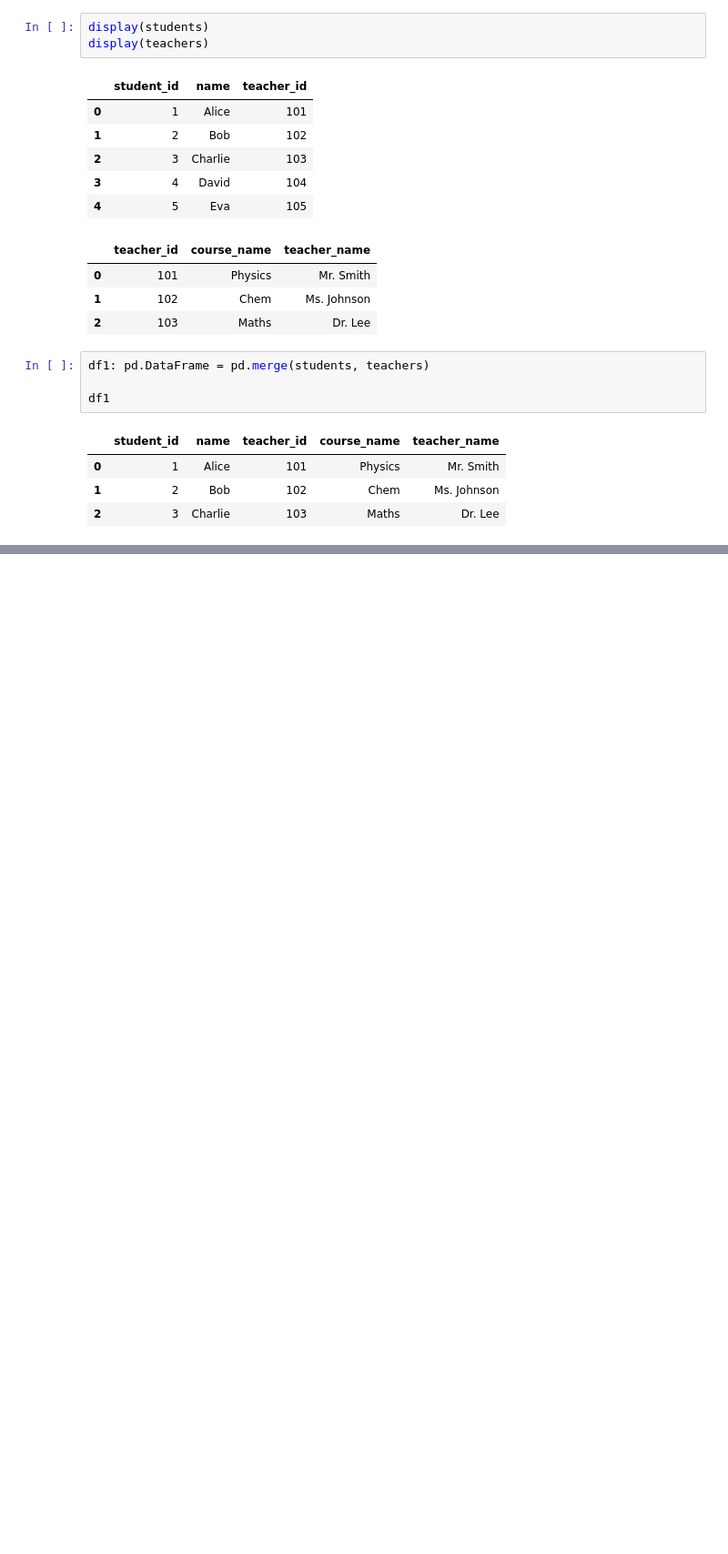
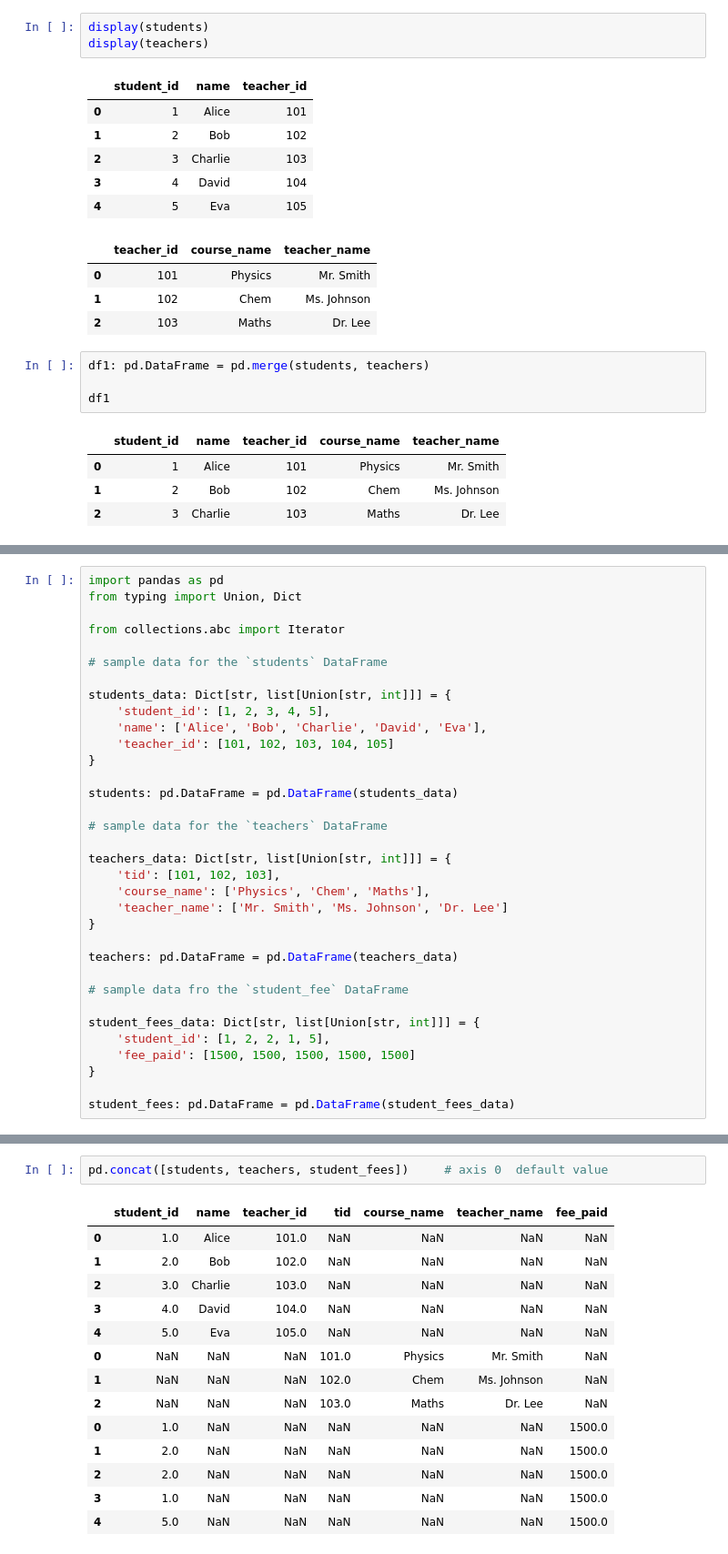
Before and after one commit to Usama1190/modern-python, a Jupyter notebook: py19/class19.ipynb, the cells around one changed output, grey strips where cells are left out. Shown: that part at 91% size. Cells and saved outputs as stored; diff of their text form; blank space fills up the shorter version.

```diff
--- a/py19/class19.ipynb
+++ b/py19/class19.ipynb
@@ -1197,0 +1489,34 @@ df1
+# %%
+import pandas as pd
+from typing import Union, Dict
+
+from collections.abc import Iterator
+
+# sample data for the `students` DataFrame
+
+students_data: Dict[str, list[Union[str, int]]] = {
+    'student_id': [1, 2, 3, 4, 5],
+    'name': ['Alice', 'Bob', 'Charlie', 'David', 'Eva'],
+    'teacher_id': [101, 102, 103, 104, 105]
+}
+
+students: pd.DataFrame = pd.DataFrame(students_data)
+
+# sample data for the `teachers` DataFrame
+
+teachers_data: Dict[str, list[Union[str, int]]] = {
+    'tid': [101, 102, 103],
+    'course_name': ['Physics', 'Chem', 'Maths'],
+    'teacher_name': ['Mr. Smith', 'Ms. Johnson', 'Dr. Lee']
+}
+
+teachers: pd.DataFrame = pd.DataFrame(teachers_data)
+
+# sample data fro the `student_fee` DataFrame
+
+student_fees_data: Dict[str, list[Union[str, int]]] = {
+    'student_id': [1, 2, 2, 1, 5],
+    'fee_paid': [1500, 1500, 1500, 1500, 1500]
+}
+
+student_fees: pd.DataFrame = pd.DataFrame(student_fees_data)
@@ -1197,0 +1565,17 @@ df1
+# %%
+pd.concat([students, teachers, student_fees])     # axis 0  default value
+# %% [output]
+|  | student_id | name | teacher_id | tid | course_name | teacher_name | fee_paid |
+| 0 | 1.0 | Alice | 101.0 | NaN | NaN | NaN | NaN |
+| 1 | 2.0 | Bob | 102.0 | NaN | NaN | NaN | NaN |
+| 2 | 3.0 | Charlie | 103.0 | NaN | NaN | NaN | NaN |
+| 3 | 4.0 | David | 104.0 | NaN | NaN | NaN | NaN |
+| 4 | 5.0 | Eva | 105.0 | NaN | NaN | NaN | NaN |
+| 0 | NaN | NaN | NaN | 101.0 | Physics | Mr. Smith | NaN |
+| 1 | NaN | NaN | NaN | 102.0 | Chem | Ms. Johnson | NaN |
+| 2 | NaN | NaN | NaN | 103.0 | Maths | Dr. Lee | NaN |
+| 0 | 1.0 | NaN | NaN | NaN | NaN | NaN | 1500.0 |
+| 1 | 2.0 | NaN | NaN | NaN | NaN | NaN | 1500.0 |
+| 2 | 2.0 | NaN | NaN | NaN | NaN | NaN | 1500.0 |
+| 3 | 1.0 | NaN | NaN | NaN | NaN | NaN | 1500.0 |
+| 4 | 5.0 | NaN | NaN | NaN | NaN | NaN | 1500.0 |
```
Also changed, not shown: parts of 29 cells of this notebook.
